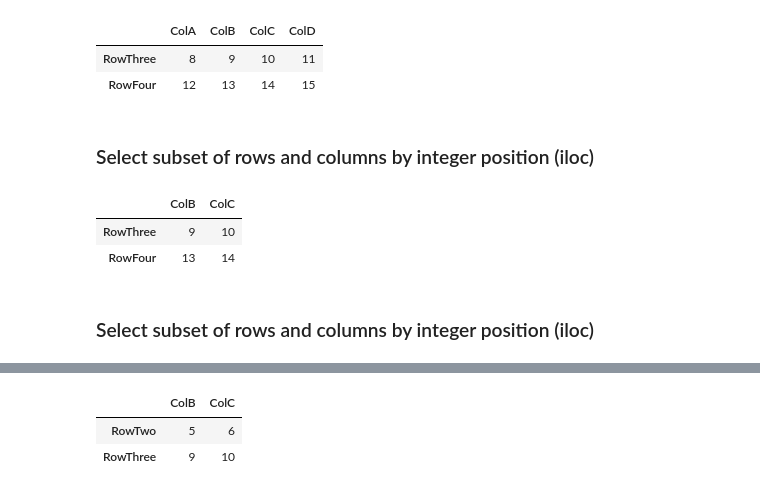
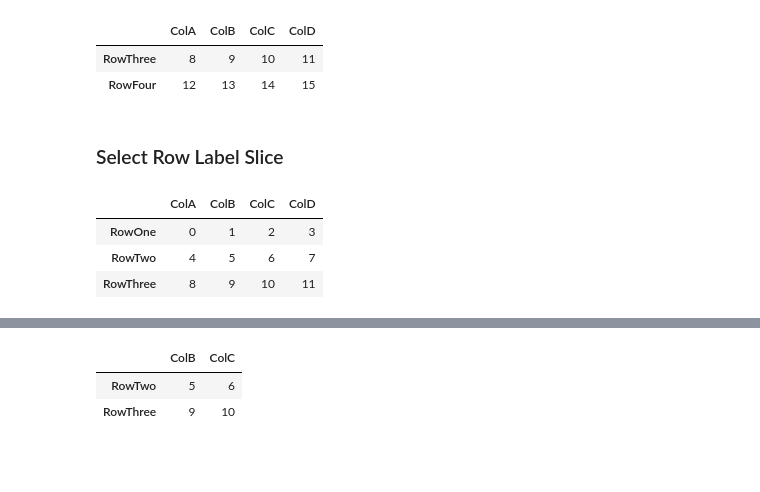
Before and after one commit to kennyrnwilson/python, a Jupyter notebook: pandas/dataframe.ipynb, the cells around one changed output, grey strips where cells are left out. Cells and saved outputs as stored; diff of their text form; code cells hidden in the pictures; blank space fills up the shorter version.

```diff
--- a/pandas/dataframe.ipynb
+++ b/pandas/dataframe.ipynb
@@ -112,14 +290,13 @@ df1.iloc[[2,3]]
 |  | ColA | ColB | ColC | ColD |
 | RowThree | 8 | 9 | 10 | 11 |
 | RowFour | 12 | 13 | 14 | 15 |
-# %% [markdown]
-### Select subset of rows and columns by integer position (iloc)
+# %% [markdown]
+### Select Row Label Slice
 # %%
 df1 = pd.DataFrame(np.arange(16).reshape(4,4), index = ['RowOne','RowTwo','RowThree','RowFour'],columns=['ColA','ColB','ColC','ColD'] )
-df1.iloc[[2,3], [1,2]]
+df1.loc[:'RowThree']
 # %% [output]
-|  | ColB | ColC |
-| RowThree | 9 | 10 |
-| RowFour | 13 | 14 |
+|  | ColA | ColB | ColC | ColD |
+| RowOne | 0 | 1 | 2 | 3 |
+| RowTwo | 4 | 5 | 6 | 7 |
+| RowThree | 8 | 9 | 10 | 11 |
-# %% [markdown]
-### Select subset of rows and columns by integer position (iloc)
```
Also changed, not shown: parts of 109 cells of this notebook.
